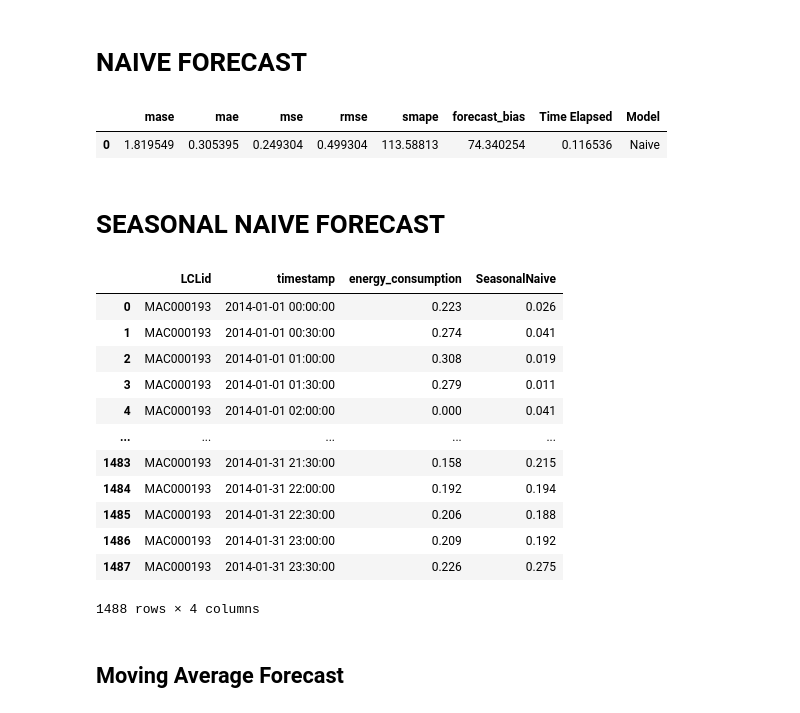
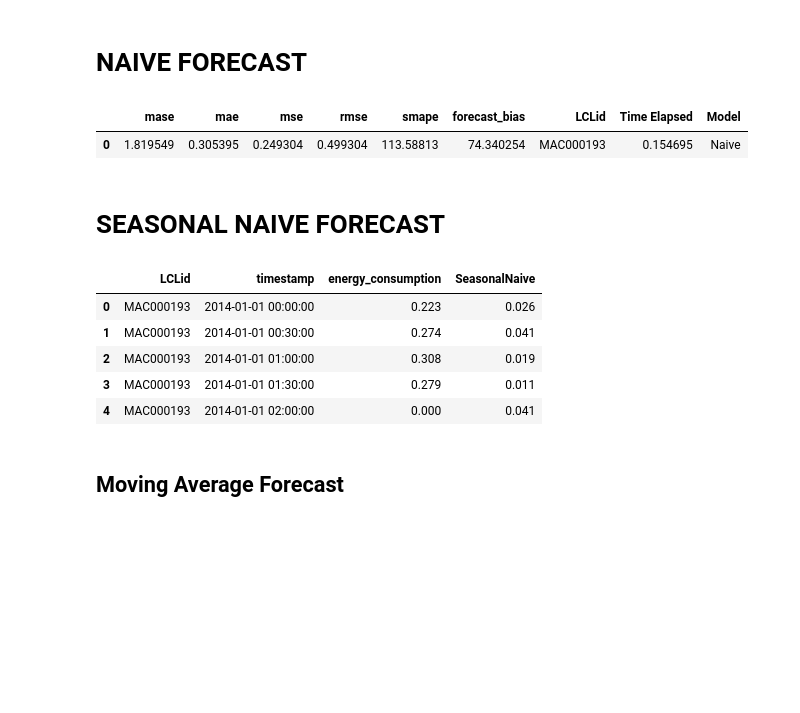
Before and after one commit to PacktPublishing/Modern-Time-Series-Forecasting-with-Python-2E, a Jupyter notebook: notebooks/Chapter04/02-Baseline Forecasts using NIXTLA.ipynb, the cells around one changed output. Saved outputs shown, nothing was run; the diff lists cells and outputs as text; code cells hidden in the pictures; blank space fills up the shorter version.

```diff
--- a/notebooks/Chapter04/02-Baseline Forecasts using NIXTLA.ipynb
+++ b/notebooks/Chapter04/02-Baseline Forecasts using NIXTLA.ipynb
@@ -209,22 +211,26 @@ def evaluate_performance(ts_train, ts_test, models, metrics, freq, level, id_col
         # Merge prediction results to the original dataframe
         results = results.merge(y_pred, how='left', on=[id_col, time_col])
 
+        ids = ts_train[id_col].unique()
         # Calculate metrics
-        for metric in metrics:
-            metric_name = metric.__name__
-            if metric_name == 'mase':
-                evaluation[metric_name] = metric(results[target_col].values,
-                                                 results[model_name].values,
-                                                 ts_train[target_col].values, seasonality=48)
-            else:
-                evaluation[metric_name] = metric(results[target_col].values, results[model_name].values)
+        for id in ids:
+            temp_results = results[results[id_col] == id]
+            temp_train = ts_train[ts_train[id_col] == id]
+            for metric in metrics:
+                metric_name = metric.__name__
+                if metric_name == 'mase':
+                    evaluation[metric_name] = metric(temp_results[target_col].values,
+                                                    temp_results[model_name].values,
+                                                    temp_train[target_col].values, seasonality=48)
+                else:
+                    evaluation[metric_name] = metric(temp_results[target_col].values, temp_results[model_name].values)
+            evaluation[id_col] = id
+            evaluation['Time Elapsed'] = timing[model_name]
 
-        evaluation['Time Elapsed'] = timing[model_name]
-
-        # Prepare and append this model's results to metric_df
-        temp_df = pd.DataFrame(evaluation, index=[0])
-        temp_df['Model'] = model_name
-        metric_df = pd.concat([metric_df, temp_df], ignore_index=True)
+            # Prepare and append this model's results to metric_df
+            temp_df = pd.DataFrame(evaluation, index=[0])
+            temp_df['Model'] = model_name
+            metric_df = pd.concat([metric_df, temp_df], ignore_index=True)
 
     return results, metric_df
 # %% [markdown]
@@ -248,8 +254,8 @@ results, metrics = evaluate_performance(
 # %%
 metrics
 # %% [output]
-|  | mase | mae | mse | rmse | smape | forecast_bias | Time Elapsed | Model |
-| 0 | 1.819549 | 0.305395 | 0.249304 | 0.499304 | 113.58813 | 74.340254 | 0.116536 | Naive |
+|  | mase | mae | mse | rmse | smape | forecast_bias | LCLid | Time Elapsed | Model |
+| 0 | 1.819549 | 0.305395 | 0.249304 | 0.499304 | 113.58813 | 74.340254 | MAC000193 | 0.154695 | Naive |
 # %%
 model_name = ['Naive']
 model_display_name = ['Naive']
@@ -281,21 +287,14 @@ results, metrics = (
         )
 )
 # %%
-results
+results.head()
 # %% [output]
 |  | LCLid | timestamp | energy_consumption | SeasonalNaive |
 | 0 | MAC000193 | 2014-01-01 00:00:00 | 0.223 | 0.026 |
 | 1 | MAC000193 | 2014-01-01 00:30:00 | 0.274 | 0.041 |
 | 2 | MAC000193 | 2014-01-01 01:00:00 | 0.308 | 0.019 |
 | 3 | MAC000193 | 2014-01-01 01:30:00 | 0.279 | 0.011 |
 | 4 | MAC000193 | 2014-01-01 02:00:00 | 0.000 | 0.041 |
-| ... | ... | ... | ... | ... |
-| 1483 | MAC000193 | 2014-01-31 21:30:00 | 0.158 | 0.215 |
-| 1484 | MAC000193 | 2014-01-31 22:00:00 | 0.192 | 0.194 |
-| 1485 | MAC000193 | 2014-01-31 22:30:00 | 0.206 | 0.188 |
-| 1486 | MAC000193 | 2014-01-31 23:00:00 | 0.209 | 0.192 |
-| 1487 | MAC000193 | 2014-01-31 23:30:00 | 0.226 | 0.275 |
-1488 rows × 4 columns
 # %%
 model_name = ['SeasonalNaive']
 model_display_name = ['SeasonalNaive']
```
Also changed, not shown: parts of 35 cells of this notebook, 1 other file.
